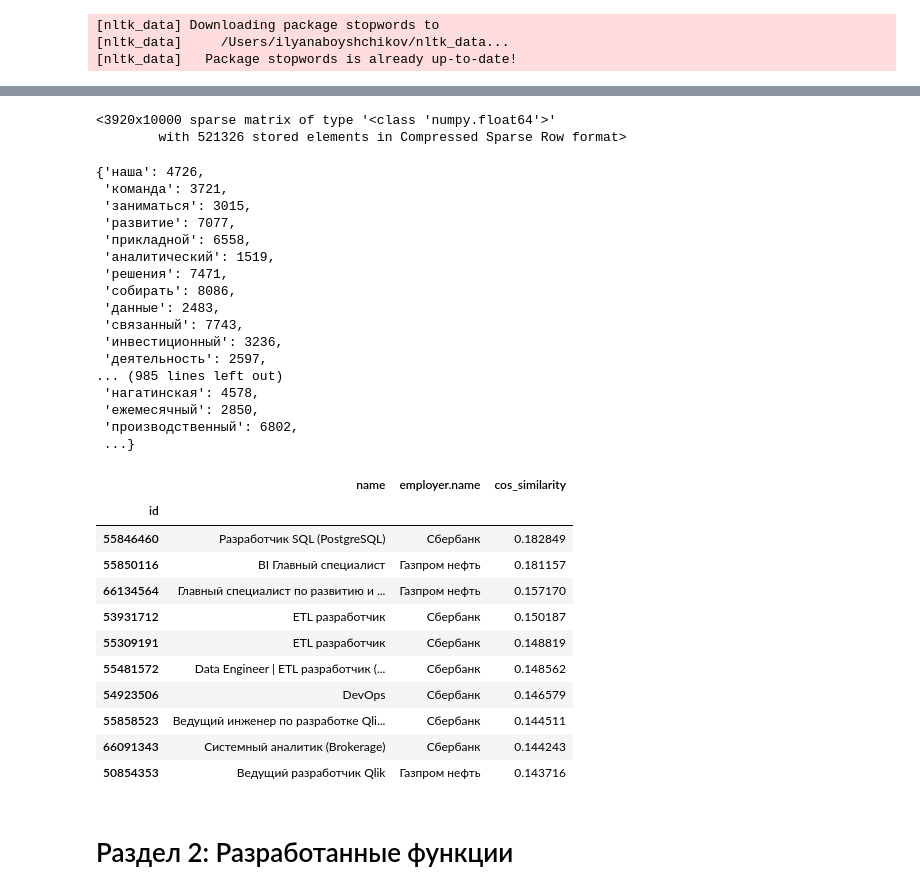
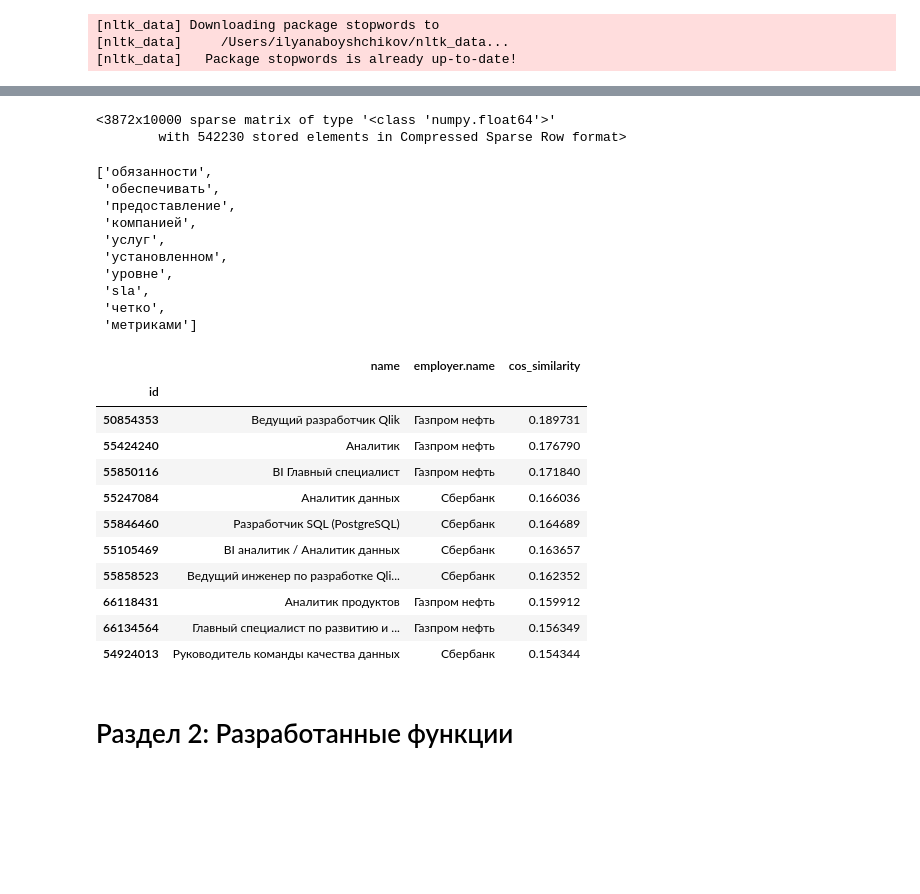
Before and after one commit to naboi/data_analyst_track, a Jupyter notebook: final_project.ipynb, the cells around one changed output, grey strips where cells are left out. Drawn from its saved outputs; the diff is of its cells as text; code cells hidden in the pictures; blank space fills up the shorter version.

```diff
--- a/final_project.ipynb
+++ b/final_project.ipynb
@@ -172,4 +169,4 @@ def lemmatize(row):
     return " ".join(t)
 
 # применим к датасету
-description_with_experience = description_with_experience.apply(lemmatize)
+description_with_experience.apply(lemmatize)
@@ -179,64 +189,58 @@ text_transformer = TfidfVectorizer(stop_words=stopwords_rus, ngram_range=(1,1),
 text = text_transformer.fit_transform(description_with_experience)
 text
 # %% [output]
-<3920x10000 sparse matrix of type '<class 'numpy.float64'>'
-        with 521326 stored elements in Compressed Sparse Row format>
+<3872x10000 sparse matrix of type '<class 'numpy.float64'>'
+        with 542230 stored elements in Compressed Sparse Row format>
 # %%
 # посмотрим на полученный словарь обработанных слов
-text_transformer.vocabulary_
+list(text_transformer.vocabulary_.keys())[:10]
 # %% [output]
-{'наша': 4726,
- 'команда': 3721,
- 'заниматься': 3015,
- 'развитие': 7077,
- 'прикладной': 6558,
- 'аналитический': 1519,
- 'решения': 7471,
- 'собирать': 8086,
- 'данные': 2483,
- 'связанный': 7743,
- 'инвестиционный': 3236,
- 'деятельность': 2597,
-... (985 lines left out)
- 'нагатинская': 4578,
- 'ежемесячный': 2850,
- 'производственный': 6802,
- ...}
+['обязанности',
+ 'обеспечивать',
+ 'предоставление',
+ 'компанией',
+ 'услуг',
+ 'установленном',
+ 'уровне',
+ 'sla',
+ 'четко',
+ 'метриками']
 # %%
 pd.set_option('display.max_colwidth', None)
 
 # рассчитаем матрицу косинусных расстояний
 cos_similarity_matrix = cosine_similarity(text)
 
 # возьмем только столбец с расстояниями для опыта кандидата
 cos_similarity_series = pd.Series(cos_similarity_matrix[-1])
 
 # отбросим последнюю строку с расстоянием = 1
 cos_similarity_series = cos_similarity_series[:-1]
 
+df = df[~df.index.duplicated()]
 cos_similarity_series.index = df.index
 
 # добавим полученные расстояния обратно в датасет
 df['cos_similarity'] = cos_similarity_series[:-1]
 
 # отсортируем по убыванию косинусного расстояния
 df = df.sort_values(by='cos_similarity', ascending=False)
 
 # отобразим 10 первых вакансий
 df[['name', 'employer.name', 'cos_similarity']].head(10)
 # %% [output]
 |  | name | employer.name | cos_similarity |
 | id |  |  |  |
-| 55846460 | Разработчик SQL (PostgreSQL) | Сбербанк | 0.182849 |
-| 55850116 | BI Главный специалист | Газпром нефть | 0.181157 |
-| 66134564 | Главный специалист по развитию и ... | Газпром нефть | 0.157170 |
-| 53931712 | ETL разработчик | Сбербанк | 0.150187 |
-| 55309191 | ETL разработчик | Сбербанк | 0.148819 |
-| 55481572 | Data Engineer | ETL разработчик (... | Сбербанк | 0.148562 |
-| 54923506 | DevOps | Сбербанк | 0.146579 |
-| 55858523 | Ведущий инженер по разработке Qli... | Сбербанк | 0.144511 |
-| 66091343 | Системный аналитик (Brokerage) | Сбербанк | 0.144243 |
-| 50854353 | Ведущий разработчик Qlik | Газпром нефть | 0.143716 |
+| 50854353 | Ведущий разработчик Qlik | Газпром нефть | 0.189731 |
+| 55424240 | Аналитик | Газпром нефть | 0.176790 |
+| 55850116 | BI Главный специалист | Газпром нефть | 0.171840 |
+| 55247084 | Аналитик данных | Сбербанк | 0.166036 |
+| 55846460 | Разработчик SQL (PostgreSQL) | Сбербанк | 0.164689 |
+| 55105469 | BI аналитик / Аналитик данных | Сбербанк | 0.163657 |
+| 55858523 | Ведущий инженер по разработке Qli... | Сбербанк | 0.162352 |
+| 66118431 | Аналитик продуктов | Газпром нефть | 0.159912 |
+| 66134564 | Главный специалист по развитию и ... | Газпром нефть | 0.156349 |
+| 54924013 | Руководитель команды качества данных | Сбербанк | 0.154344 |
 # %% [markdown]
 # Раздел 2: Разработанные функции
 # %%
```
Also changed, not shown: parts of 6 cells of this notebook.
